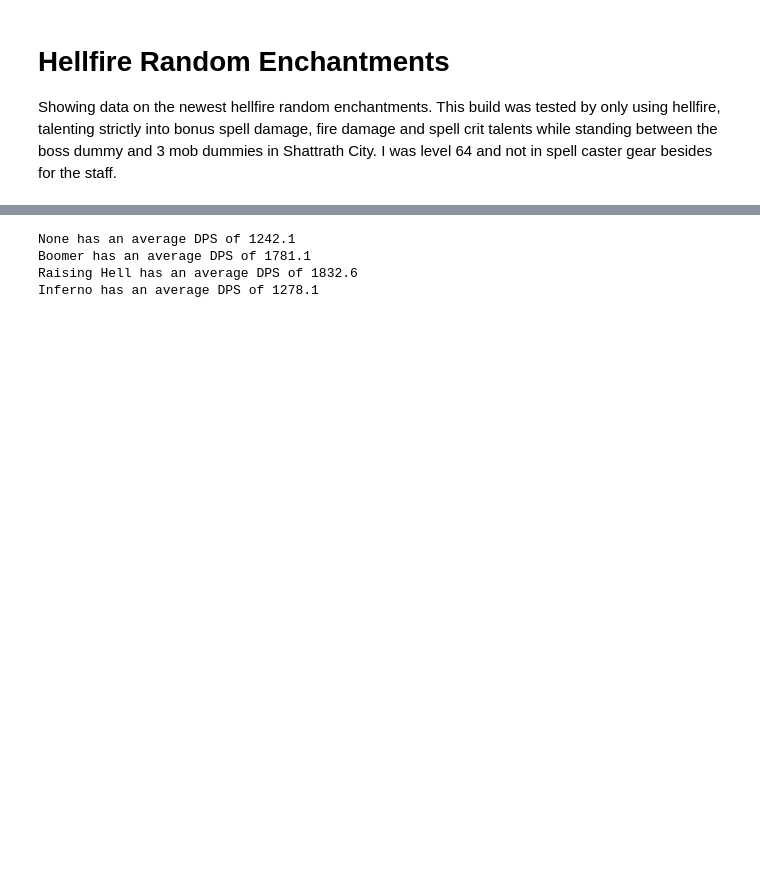
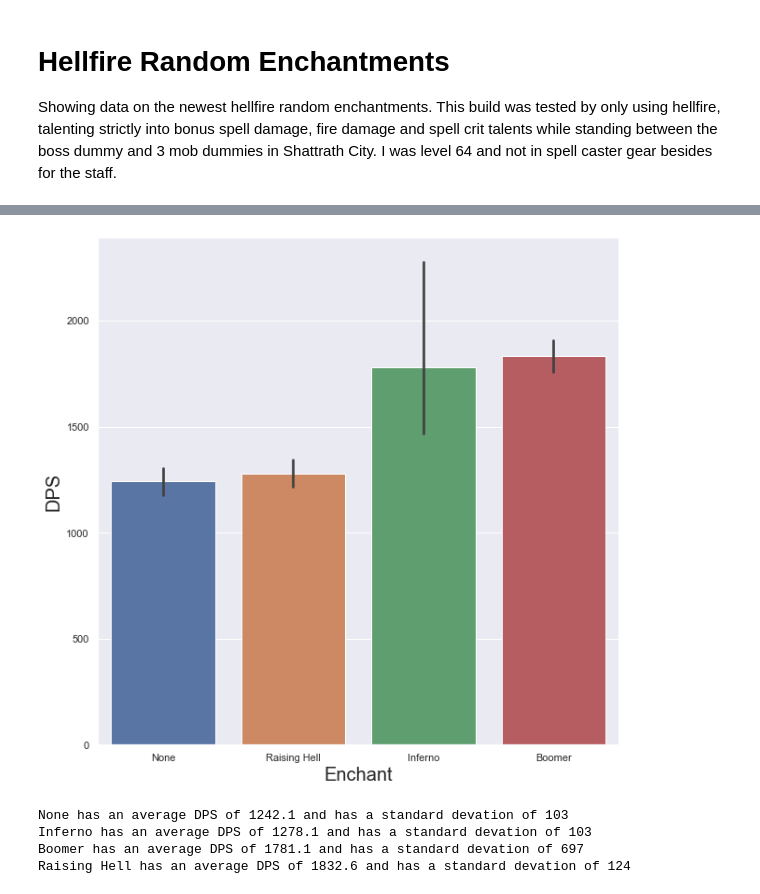
Before and after one commit to Masaya-Heywood/AscensionTesting, a Jupyter notebook: May/Hellfire RE/Hellfire Random Enchantments.ipynb, the cells around one changed output, grey strips where cells are left out. Drawn from its saved outputs; the diff is of its cells as text; code cells hidden in the pictures; blank space fills up the shorter version.

```diff
--- a/May/Hellfire RE/Hellfire Random Enchantments.ipynb
+++ b/May/Hellfire RE/Hellfire Random Enchantments.ipynb
@@ -78,3 +81,19 @@ plt.show()
+# %%
+#np.asarray(dps_mean)
+
+hellfire_raw = hellfire.sort_values(['DPS']).reset_index(drop=True)
+original_names = ['Basic', 'Double', 'Demon', 'Duplicate']
+
+for each in range(len(titles)):
+    hellfire_raw.replace(original_names[each], titles[each], inplace=True)
+
+plt.figure(figsize=(10,10))
+sns.barplot(x="Build", y="DPS", data=hellfire_raw)
+plt.ylabel('DPS', fontsize=20)
+plt.xlabel('Enchant', fontsize=20)
+plt.show()
+# %% [output]
+[figure, added]
 # %%
 dps_median = []
 dps_mean = []
@@ -85,10 +104,11 @@ for plot_num in range(len(plot)):
     dps_median[plot_num] = np.median(plot[plot_num]['DPS'])
 
     dps_mean.append(1)
-    dps_mean[plot_num] = np.mean(plot[plot_num]['DPS'])
-    print(titles[plot_num] + " has an average DPS of", dps_mean[plot_num])
+    dps_mean[plot_num] = [np.mean(plot[plot_num]['DPS']), titles[plot_num]]
+
+    print(dps_mean[plot_num][1] + " has an average DPS of", dps_mean[plot_num][0], "and has a standard devation of", round(np.std(plot[plot_num]['DPS'])))
 # %% [output]
-None has an average DPS of 1242.1
-Boomer has an average DPS of 1781.1
-Raising Hell has an average DPS of 1832.6
-Inferno has an average DPS of 1278.1
+None has an average DPS of 1242.1 and has a standard devation of 103
+Inferno has an average DPS of 1278.1 and has a standard devation of 103
+Boomer has an average DPS of 1781.1 and has a standard devation of 697
+Raising Hell has an average DPS of 1832.6 and has a standard devation of 124
```
Also changed, not shown: parts of 8 cells of this notebook.
